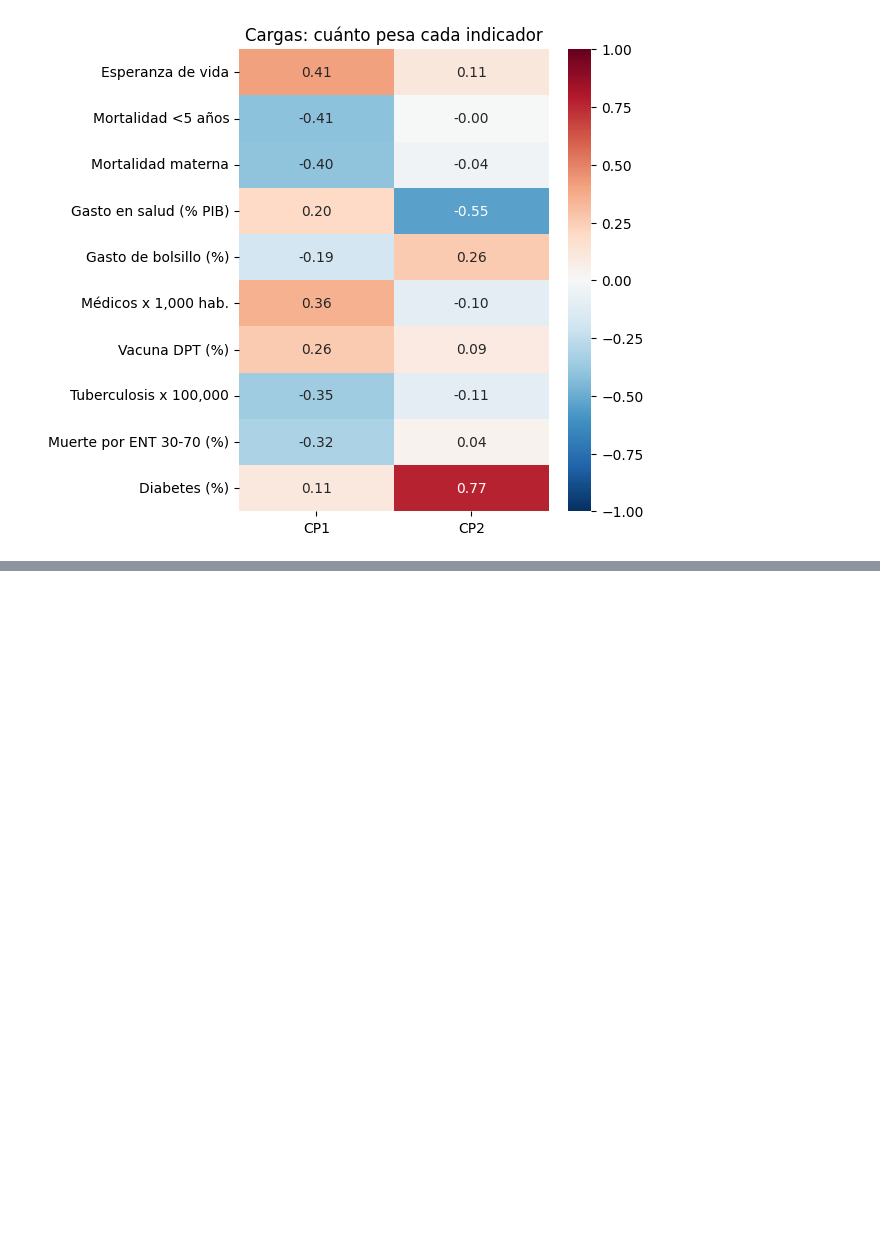
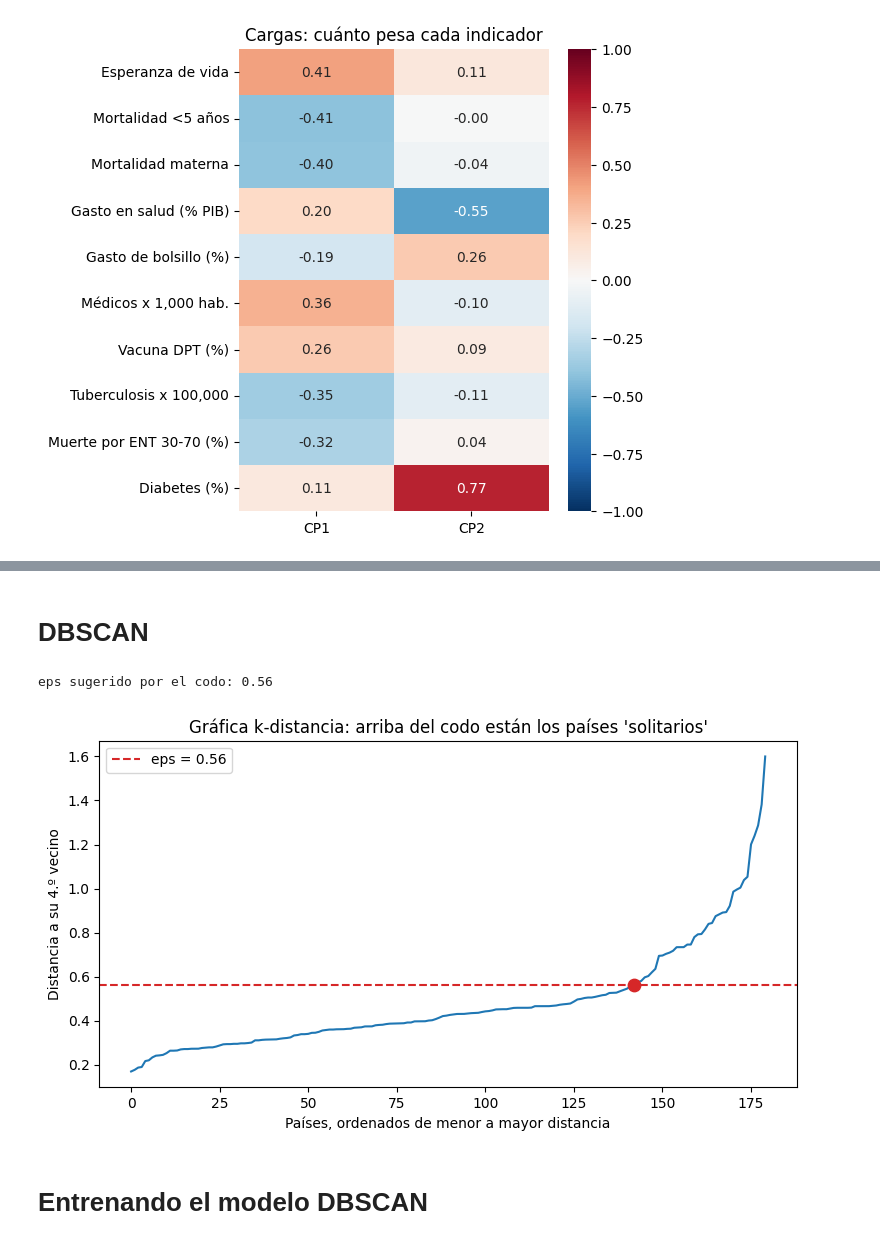
Before and after one commit to chelseame/IA_practicas, a Jupyter notebook: Parcial 3/Aprendizaje_No_Supervisadp.ipynb, the cells around one changed output, grey strips where cells are left out. Drawn from its saved outputs; the diff is of its cells as text; code cells hidden in the pictures; blank space fills up the shorter version.

```diff
--- a/Parcial 3/Aprendizaje_No_Supervisadp.ipynb
+++ b/Parcial 3/Aprendizaje_No_Supervisadp.ipynb
@@ -376,0 +447,2 @@ plt.show()
+# %% [markdown]
+# DBSCAN
@@ -376,0 +451,29 @@ plt.show()
+# %%
+coords = mapa[["CP1", "CP2"]].to_numpy()
+MIN_SAMPLES = 5
+
+vecinos = NearestNeighbors(n_neighbors=MIN_SAMPLES).fit(coords)
+distancias, _ = vecinos.kneighbors(coords)
+# Columna 0 = el propio país (distancia 0). La última = su 4.º vecino más cercano
+dist_k = np.sort(distancias[:, -1])
+
+x = np.linspace(0, 1, len(dist_k))
+y = (dist_k - dist_k.min()) / (dist_k.max() - dist_k.min())
+codo = np.argmax(x - y)
+EPS = round(float(dist_k[codo]), 2)
+print("eps sugerido por el codo:", EPS)
+
+fig, ax = plt.subplots(figsize=(9, 4.5))
+ax.plot(dist_k, color="tab:blue")
+ax.axhline(EPS, color="tab:red", linestyle="--", label=f"eps = {EPS}")
+ax.scatter(codo, dist_k[codo], color="tab:red", s=80, zorder=3)
+ax.set_xlabel("Países, ordenados de menor a mayor distancia")
+ax.set_ylabel(f"Distancia a su {MIN_SAMPLES - 1}.º vecino")
+ax.set_title("Gráfica k-distancia: arriba del codo están los países 'solitarios'")
+ax.legend()
+plt.show()
+# %% [output]
+eps sugerido por el codo: 0.56
+[figure, added]
+# %% [markdown]
+# Entrenando el modelo DBSCAN
```
Also changed, not shown: parts of 14 cells of this notebook.
